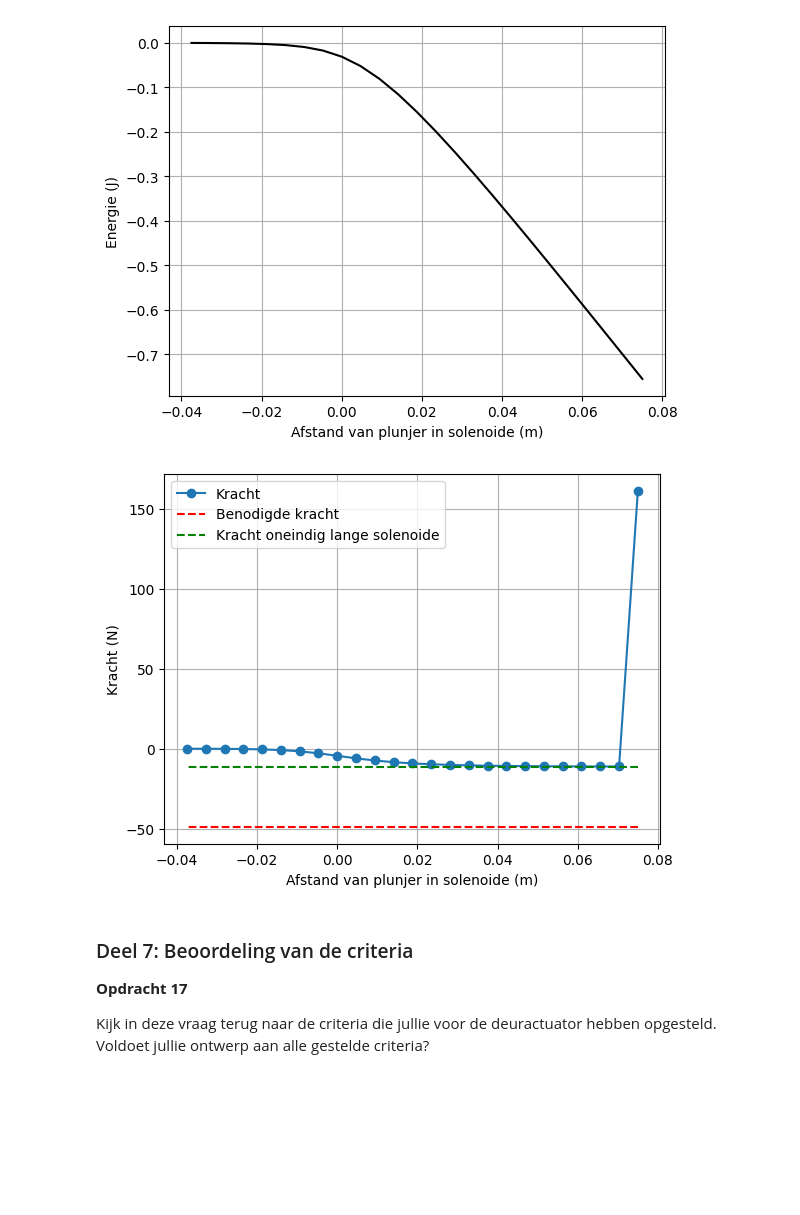
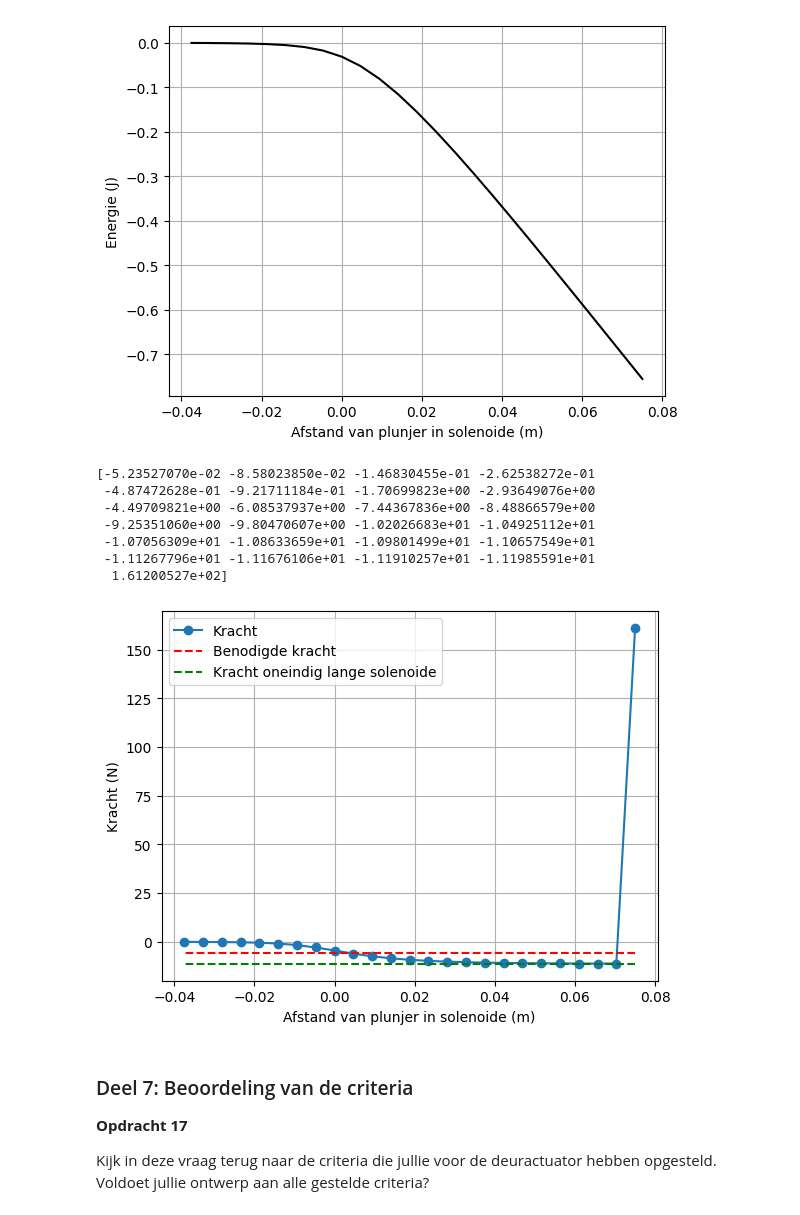
Before and after one commit to thaak123/THAAK-opdrachten-DEF-D, a Jupyter notebook: 2KrachtactuatorOpdracht/2KrachtactuatorOpdracht/KrachtactuatorOpdracht.ipynb, the cells around one changed output. Cells and saved outputs as stored; diff of their text form; code cells hidden in the pictures; blank space fills up the shorter version.

```diff
--- a/2KrachtactuatorOpdracht/2KrachtactuatorOpdracht/KrachtactuatorOpdracht.ipynb
+++ b/2KrachtactuatorOpdracht/2KrachtactuatorOpdracht/KrachtactuatorOpdracht.ipynb
@@ -693,16 +693,25 @@ plt.show()
 # %%
 force_analytical = -mu_0*mu_r*np.pi*r_s**2*aantal_omwent**2*I**2/2/L_s**2 # Kracht uitrekenen numeriek
 force_numerical=np.diff(Wz, n=1, append=[0])/(z_ax[1] - z_ax[0]) # Kracht uitrekenen
 
+print(force_numerical)
+
 # Plotting the results
 plt.plot(L_s/2 - z_ax, np.flipud(force_numerical), '-o', label='Kracht')
-plt.plot(L_s/2 - z_ax, (-5*9.8)*np.ones(n_ax), '--r', label='Benodigde kracht')
+plt.plot(L_s/2 - z_ax, -6*np.ones(n_ax), '--r', label='Benodigde kracht')
 plt.plot(L_s/2 - z_ax, force_analytical*np.ones(n_ax), '--g', label='Kracht oneindig lange solenoide')
 plt.xlabel('Afstand van plunjer in solenoide (m)'), plt.ylabel('Kracht (N)'), plt.grid(), plt.legend()
 #plt.ylim([-200, 0])
 plt.show()
 # %% [output]
+[-5.23527070e-02 -8.58023850e-02 -1.46830455e-01 -2.62538272e-01
+ -4.87472628e-01 -9.21711184e-01 -1.70699823e+00 -2.93649076e+00
+ -4.49709821e+00 -6.08537937e+00 -7.44367836e+00 -8.48866579e+00
+ -9.25351060e+00 -9.80470607e+00 -1.02026683e+01 -1.04925112e+01
+ -1.07056309e+01 -1.08633659e+01 -1.09801499e+01 -1.10657549e+01
+ -1.11267796e+01 -1.11676106e+01 -1.11910257e+01 -1.11985591e+01
+  1.61200527e+02]
-[figure, old version]
+[figure, new version]
 # %% [markdown]
 ### Deel 7: Beoordeling van de criteria
 **Opdracht 17**
```
Also changed, not shown: parts of 2 cells of this notebook.
